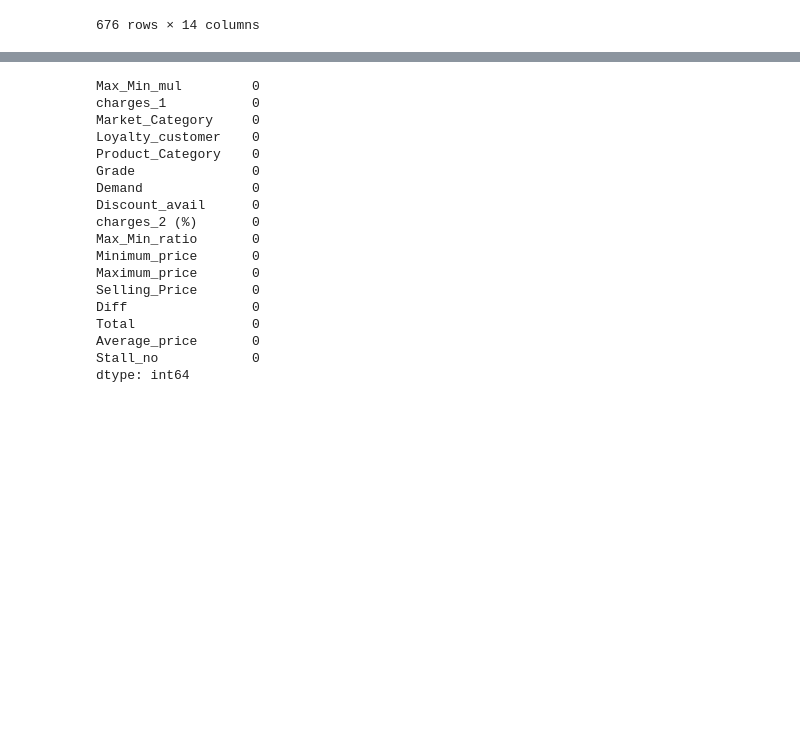
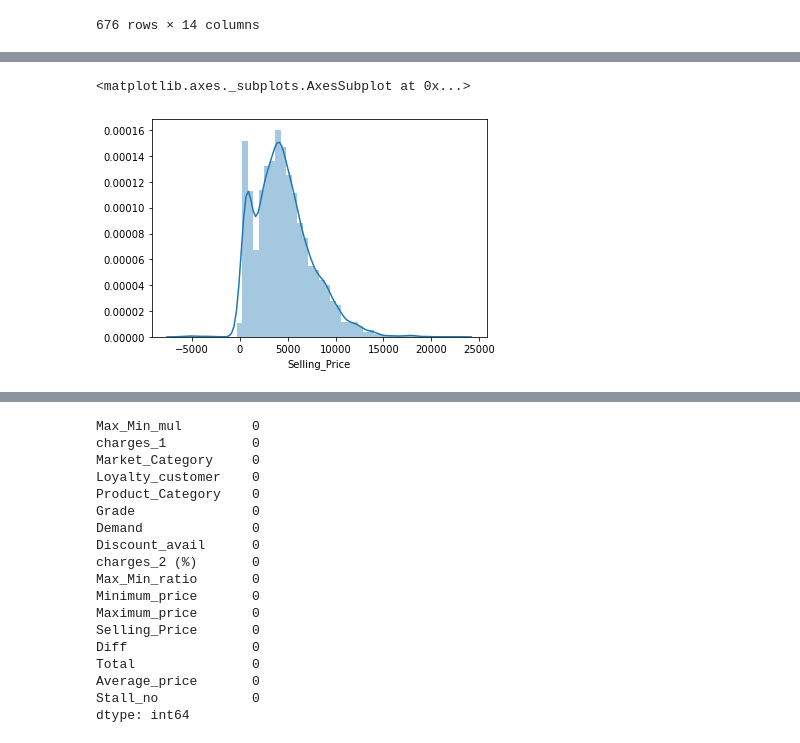
Before and after one commit to adi0508/Hackerearth_carnival_wars-, a Jupyter notebook: hackerearth-carnival-wars.ipynb, the cells around one changed output, grey strips where cells are left out. Saved outputs shown, nothing was run; the diff lists cells and outputs as text; code cells hidden in the pictures; blank space fills up the shorter version.

```diff
--- a/hackerearth-carnival-wars.ipynb
+++ b/hackerearth-carnival-wars.ipynb
@@ -77,0 +113,5 @@ df.loc[df['Product_Category'].isin(['Repair'])]
+# %%
+sns.distplot(df.Selling_Price)
+# %% [output]
+<matplotlib.axes._subplots.AxesSubplot at 0x...>
+[figure, added]
```
Also changed, not shown: parts of 34 cells of this notebook.
